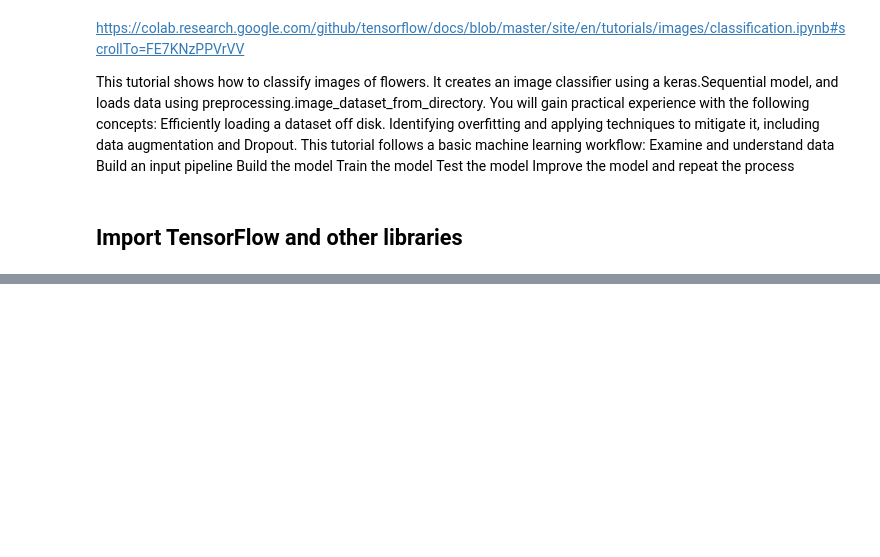
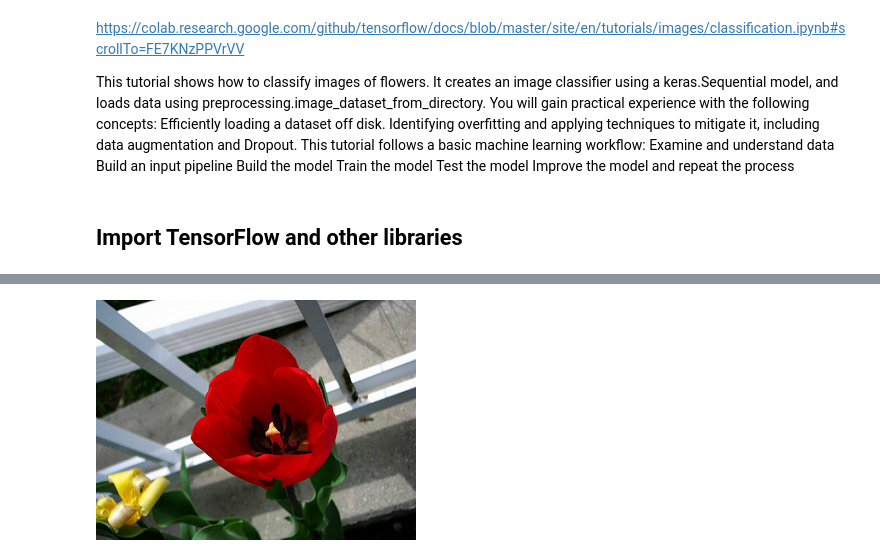
Before and after one commit to arunmadhuk/Machine-Learning, a Jupyter notebook: Image_classification_using_TensorFlow.ipynb, the cells around one changed output, grey strips where cells are left out. Drawn from its saved outputs; the diff is of its cells as text; code cells hidden in the pictures; blank space fills up the shorter version.

```diff
--- a/Image_classification_using_TensorFlow.ipynb
+++ b/Image_classification_using_TensorFlow.ipynb
@@ -29,0 +63,5 @@ from tensorflow.keras.models import Sequential
+# %%
+tulips = list(data_dir.glob('tulips/*'))
+PIL.Image.open(str(tulips[0]))
+# %% [output]
+[figure, added]
```
Also changed, not shown: parts of 61 cells of this notebook.
